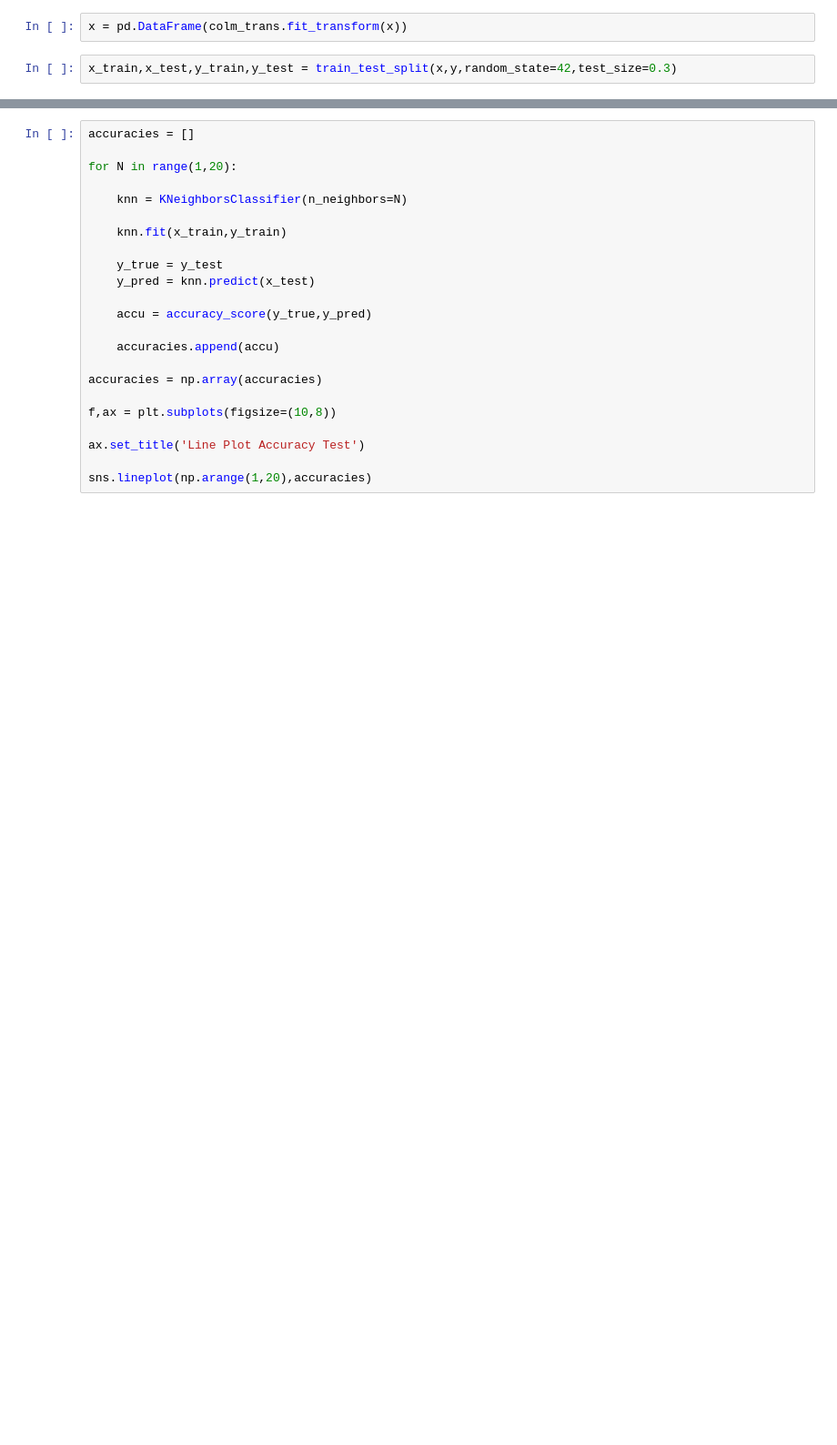
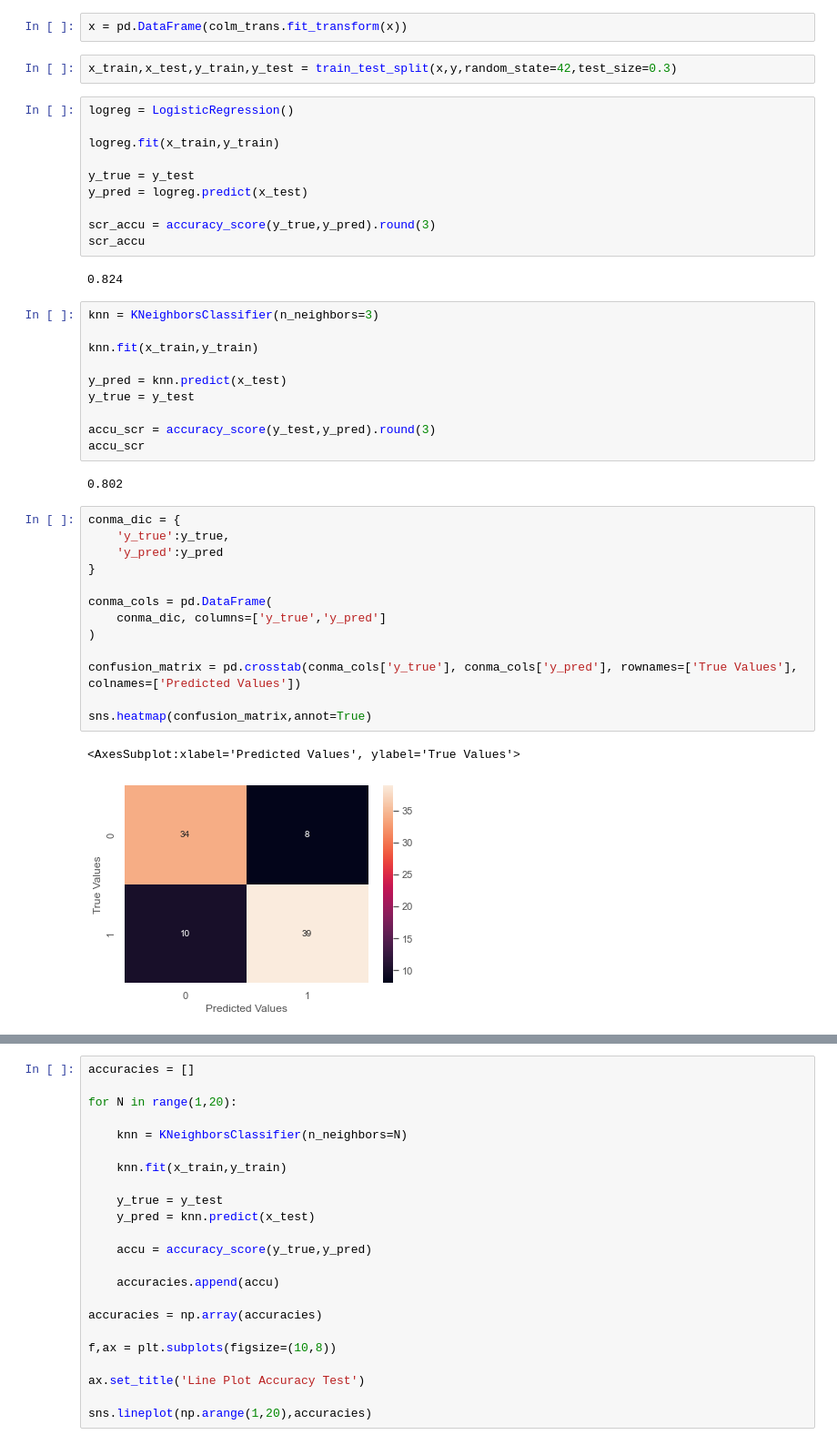
Before and after one commit to Omuk/Reborn, a Jupyter notebook: Data Practice/Practice_Field.ipynb, the cells around one changed output, grey strips where cells are left out. Shown at 91% size. Cells and saved outputs as stored; diff of their text form; blank space fills up the shorter version.

Commit message:
data

```diff
--- a/Data Practice/Practice_Field.ipynb
+++ b/Data Practice/Practice_Field.ipynb
@@ -84,3 +84,43 @@ colm_trans = ColumnTransformer(
 x = pd.DataFrame(colm_trans.fit_transform(x))
 # %%
 x_train,x_test,y_train,y_test = train_test_split(x,y,random_state=42,test_size=0.3)
+# %%
+logreg = LogisticRegression()
+
+logreg.fit(x_train,y_train)
+
+y_true = y_test
+y_pred = logreg.predict(x_test)
+
+scr_accu = accuracy_score(y_true,y_pred).round(3)
+scr_accu
+# %% [output]
+0.824
+# %%
+knn = KNeighborsClassifier(n_neighbors=3)
+
+knn.fit(x_train,y_train)
+
+y_pred = knn.predict(x_test)
+y_true = y_test
+
+accu_scr = accuracy_score(y_test,y_pred).round(3)
+accu_scr
+# %% [output]
+0.802
+# %%
+conma_dic = {
+    'y_true':y_true,
+    'y_pred':y_pred
+}
+
+conma_cols = pd.DataFrame(
+    conma_dic, columns=['y_true','y_pred']
+)
+
+confusion_matrix = pd.crosstab(conma_cols['y_true'], conma_cols['y_pred'], rownames=['True Values'], colnames=['Predicted Values'])
+
+sns.heatmap(confusion_matrix,annot=True)
+# %% [output]
+<AxesSubplot:xlabel='Predicted Values', ylabel='True Values'>
+[figure, added]
```
Also changed, not shown: parts of 1 cell of this notebook.
